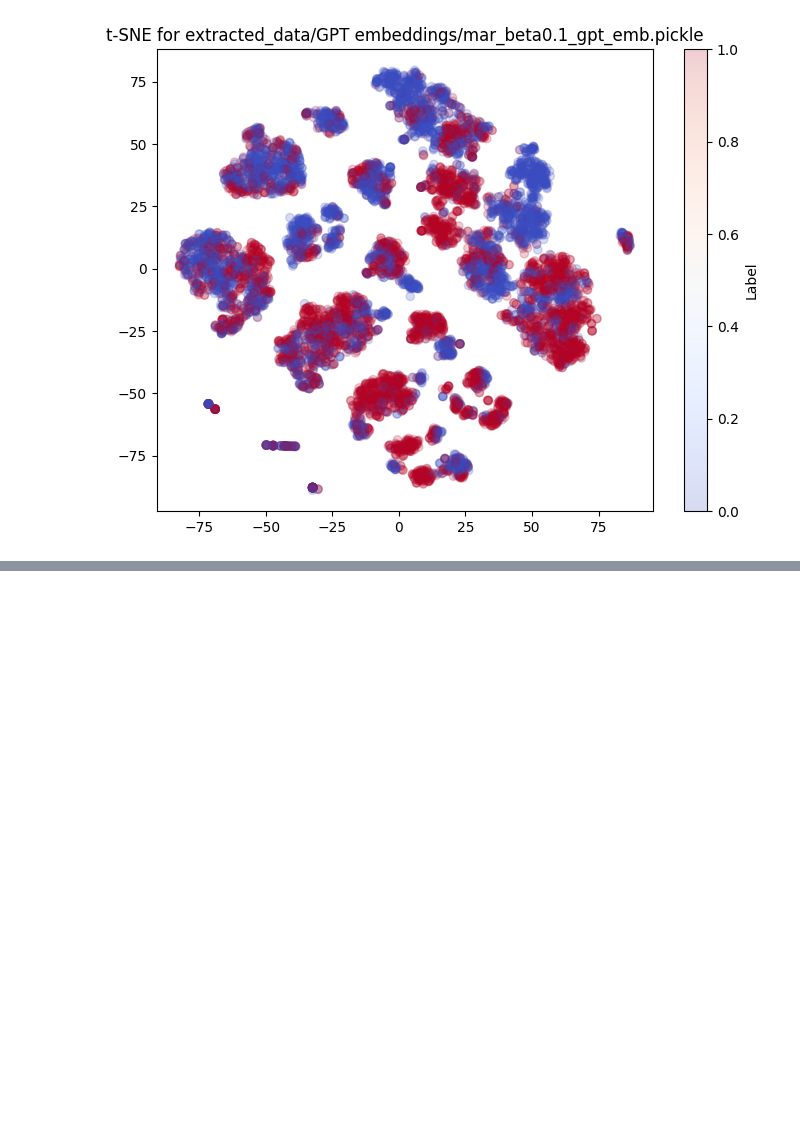
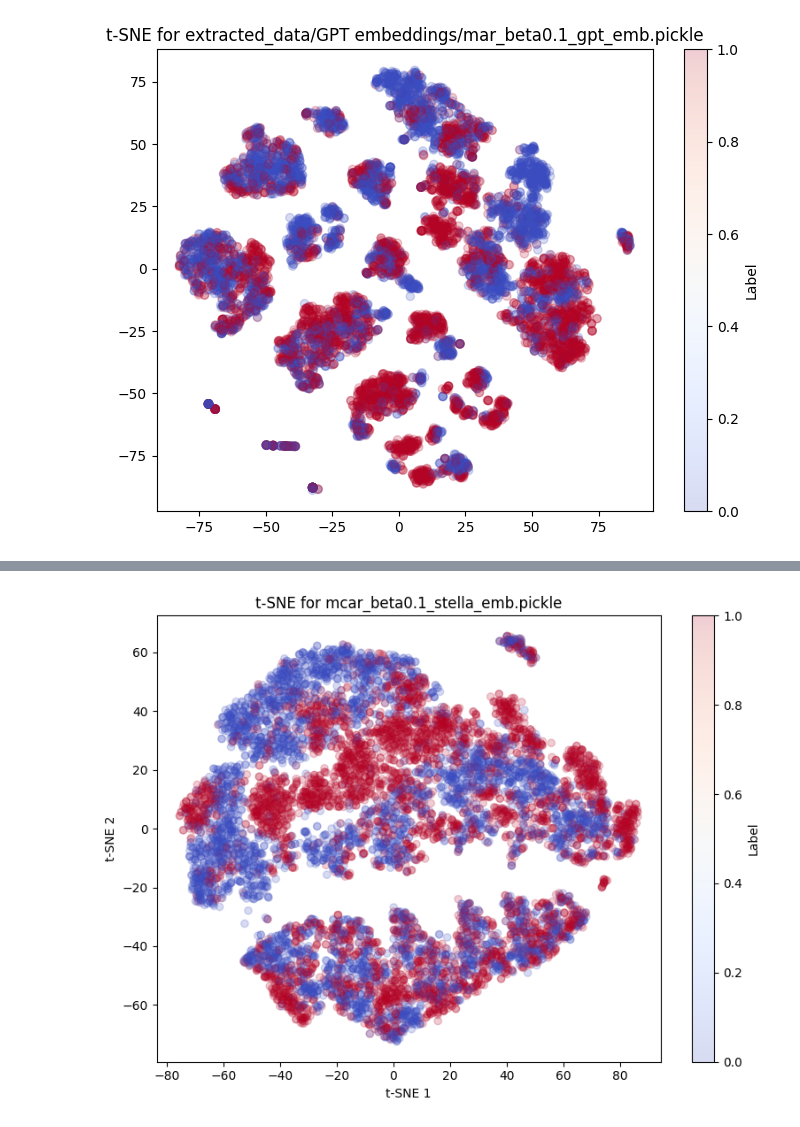
Before and after one commit to jp4147/trend-analysis, a Jupyter notebook: embeddings_clustering.ipynb, the cells around one changed output, grey strips where cells are left out. Cells and saved outputs as stored; diff of their text form; code cells hidden in the pictures; blank space fills up the shorter version.

```diff
--- a/embeddings_clustering.ipynb
+++ b/embeddings_clustering.ipynb
@@ -72,0 +135,4 @@ process_tsne('extracted_data/GPT embeddings/mar_beta0.1_gpt_emb.pickle')
+# %%
+process_stella_tsne("embeddings/mcar_beta0.1_stella_emb.pickle")
+# %% [output]
+[figure, added]
```
Also changed, not shown: parts of 4 cells of this notebook, 1 other file.
